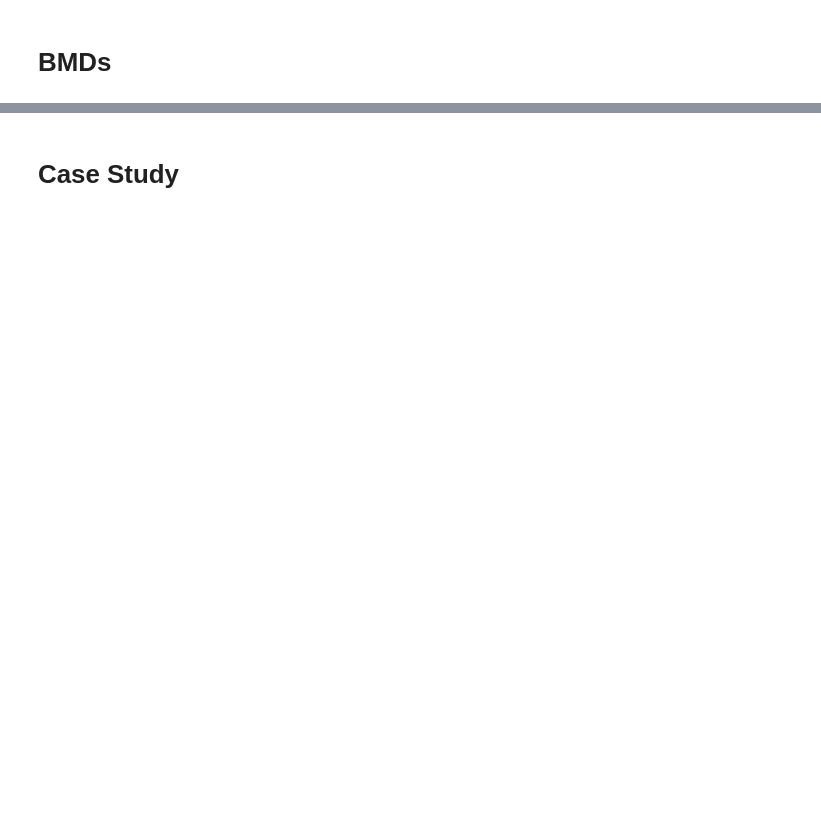
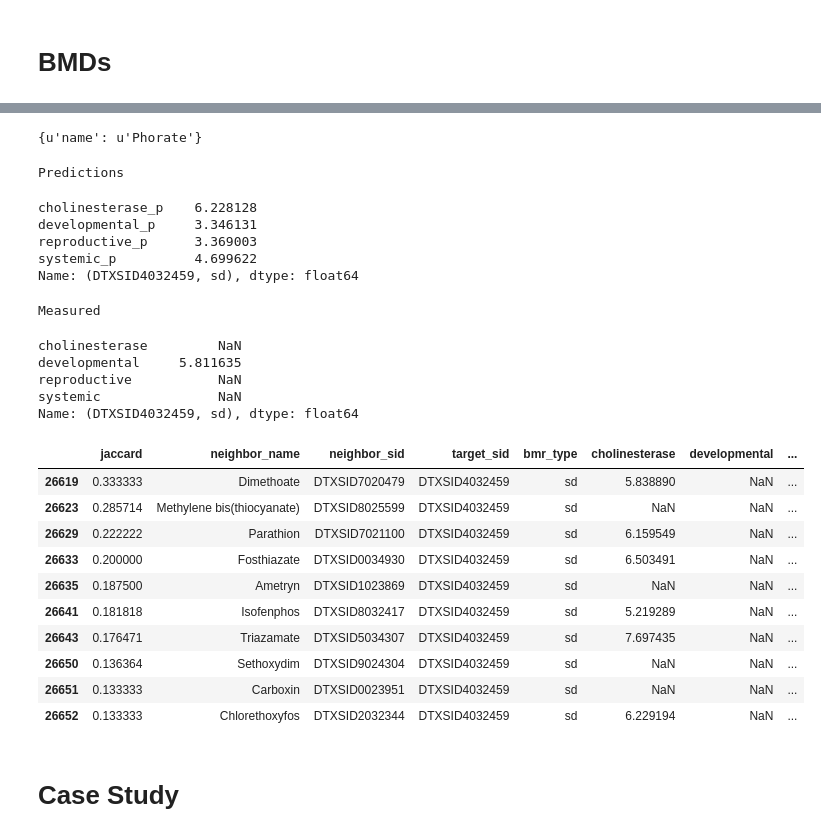
Before and after one commit to georgehelman/genra, a Jupyter notebook: notebooks/rax/rax-genra-toxref.ipynb, the cells around one changed output, grey strips where cells are left out. Drawn from its saved outputs; the diff is of its cells as text; code cells hidden in the pictures; blank space fills up the shorter version.

```diff
--- a/notebooks/rax/rax-genra-toxref.ipynb
+++ b/notebooks/rax/rax-genra-toxref.ipynb
@@ -805,3 +462,39 @@ Name: (DTXSID6023997, bmr), dtype: float64
+# %%
+#BMD bad prediction
+sid='DTXSID4032459'
+bmr_type='sd'
+dsstox.find_one({'dsstox_sid':sid},{'_id':0,'name':1})
+row=bmd_predictions.loc[sid,bmr_type]
+print('Predictions')
+row[[category+'_p' for category in categories]]
+print('Measured')
+row[categories]
+bmd_neighbors[(bmd_neighbors['target_sid']==sid) & (bmd_neighbors['bmr_type']==bmr_type) & (pd.notnull(bmd_neighbors['systemic']))].iloc[0:10]
+# %% [output]
+{u'name': u'Phorate'}
+Predictions
+cholinesterase_p    6.228128
+developmental_p     3.346131
+reproductive_p      3.369003
+systemic_p          4.699622
+Name: (DTXSID4032459, sd), dtype: float64
+Measured
+cholinesterase         NaN
+developmental     5.811635
+reproductive           NaN
+systemic               NaN
+Name: (DTXSID4032459, sd), dtype: float64
+|  | jaccard | neighbor_name | neighbor_sid | target_sid | bmr_type | cholinesterase | developmental | ... |
+| 26619 | 0.333333 | Dimethoate | DTXSID7020479 | DTXSID4032459 | sd | 5.838890 | NaN | ... |
+| 26623 | 0.285714 | Methylene bis(thiocyanate) | DTXSID8025599 | DTXSID4032459 | sd | NaN | NaN | ... |
+| 26629 | 0.222222 | Parathion | DTXSID7021100 | DTXSID4032459 | sd | 6.159549 | NaN | ... |
+| 26633 | 0.200000 | Fosthiazate | DTXSID0034930 | DTXSID4032459 | sd | 6.503491 | NaN | ... |
+| 26635 | 0.187500 | Ametryn | DTXSID1023869 | DTXSID4032459 | sd | NaN | NaN | ... |
+| 26641 | 0.181818 | Isofenphos | DTXSID8032417 | DTXSID4032459 | sd | 5.219289 | NaN | ... |
+| 26643 | 0.176471 | Triazamate | DTXSID5034307 | DTXSID4032459 | sd | 7.697435 | NaN | ... |
+| 26650 | 0.136364 | Sethoxydim | DTXSID9024304 | DTXSID4032459 | sd | NaN | NaN | ... |
+| 26651 | 0.133333 | Carboxin | DTXSID0023951 | DTXSID4032459 | sd | NaN | NaN | ... |
+| 26652 | 0.133333 | Chlorethoxyfos | DTXSID2032344 | DTXSID4032459 | sd | 6.229194 | NaN | ... |
 # %% [markdown]
 <h1>Case Study</h1>
 # %%
```
Also changed, not shown: parts of 51 cells of this notebook.
